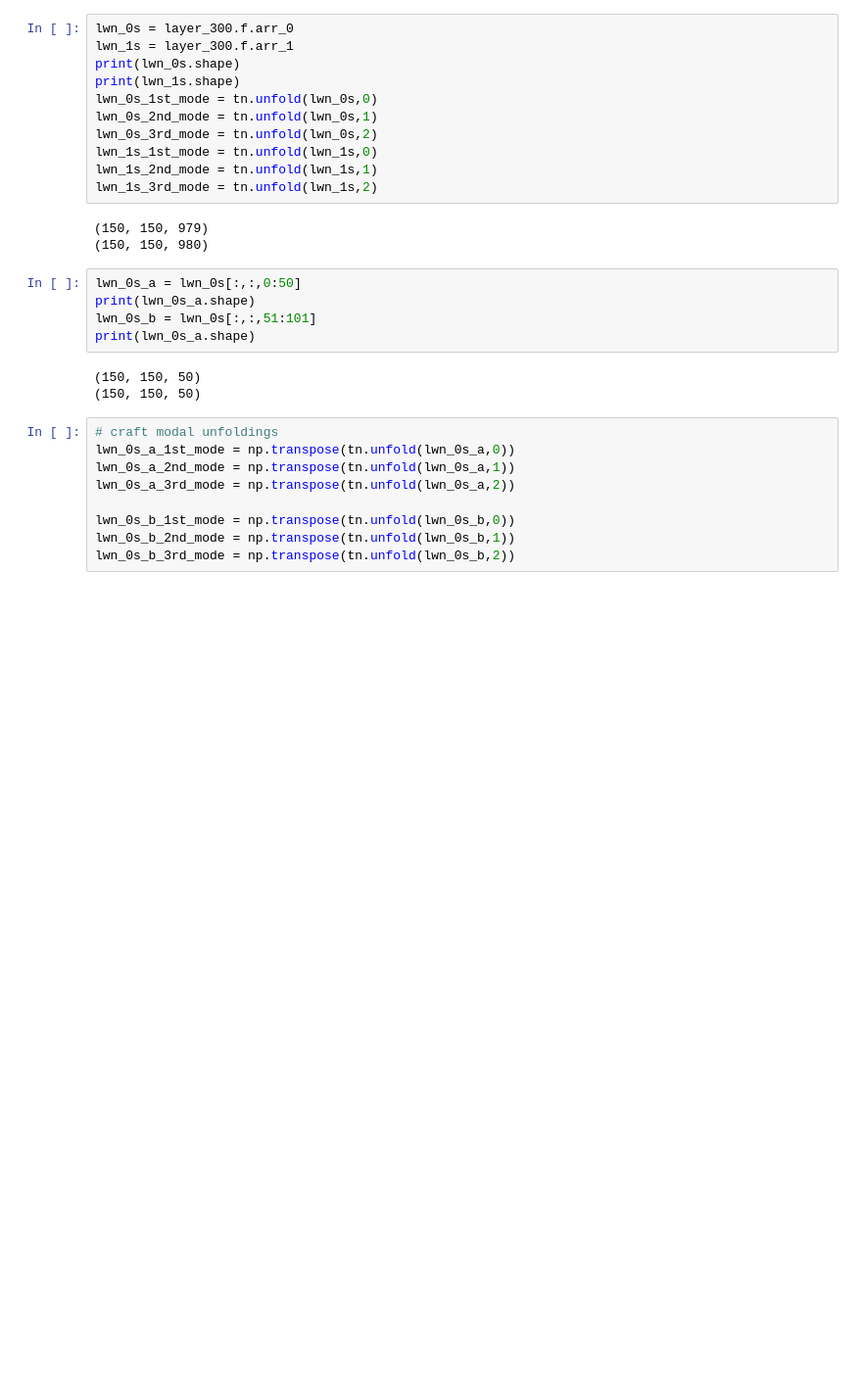
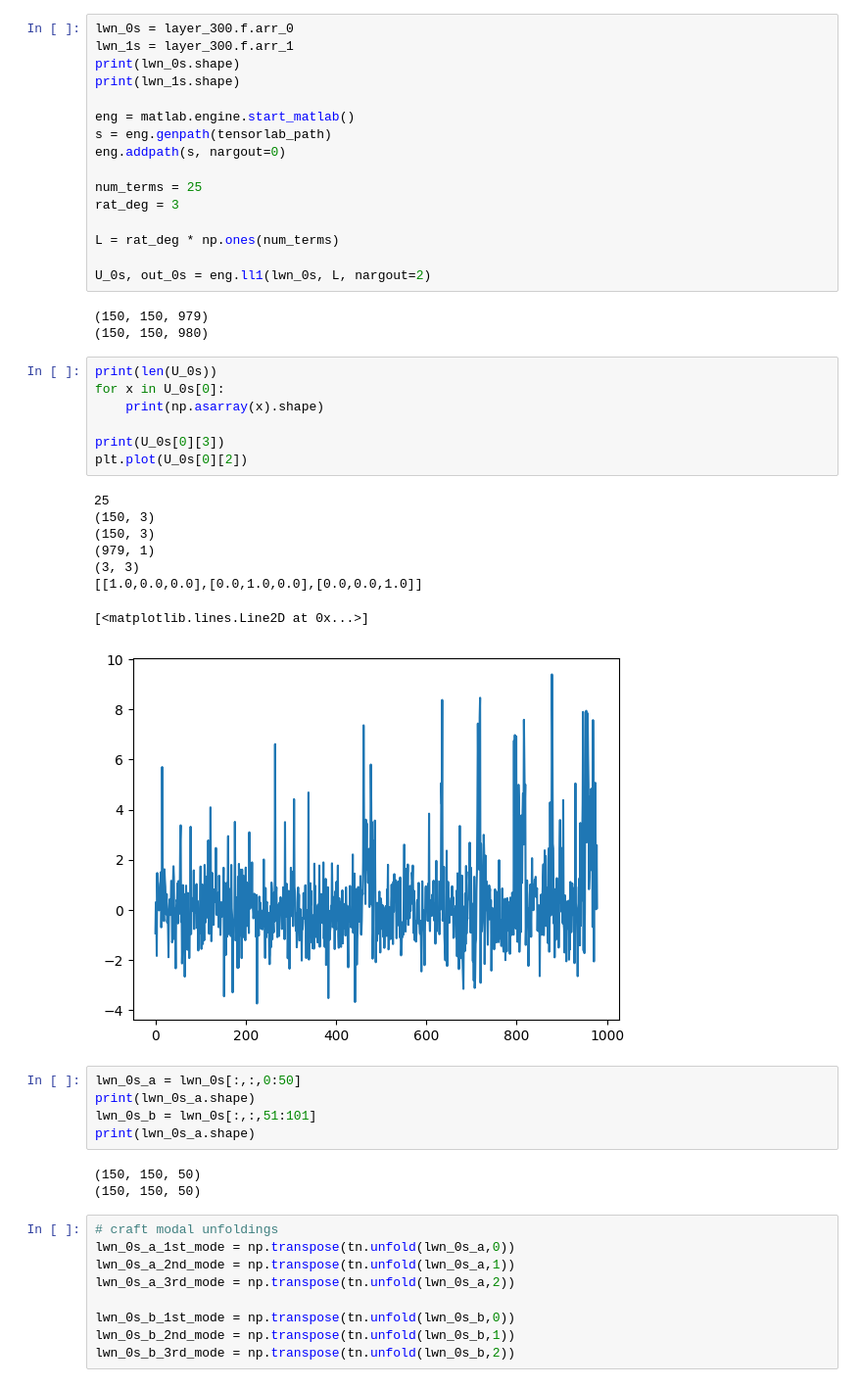
Before and after one commit to matthewmerris/TensorizedRatNets, a Jupyter notebook: notebooks/Analysis.ipynb, the cells around one changed output. Shown: that part at 98% size. Saved outputs shown, nothing was run; the diff lists cells and outputs as text; blank space fills up the shorter version.

```diff
--- a/notebooks/Analysis.ipynb
+++ b/notebooks/Analysis.ipynb
@@ -23,15 +23,36 @@ lwn_0s = layer_300.f.arr_0
 lwn_1s = layer_300.f.arr_1
 print(lwn_0s.shape)
 print(lwn_1s.shape)
-lwn_0s_1st_mode = tn.unfold(lwn_0s,0)
-lwn_0s_2nd_mode = tn.unfold(lwn_0s,1)
-lwn_0s_3rd_mode = tn.unfold(lwn_0s,2)
-lwn_1s_1st_mode = tn.unfold(lwn_1s,0)
-lwn_1s_2nd_mode = tn.unfold(lwn_1s,1)
-lwn_1s_3rd_mode = tn.unfold(lwn_1s,2)
+
+eng = matlab.engine.start_matlab()
+s = eng.genpath(tensorlab_path)
+eng.addpath(s, nargout=0)
+
+num_terms = 25
+rat_deg = 3
+
+L = rat_deg * np.ones(num_terms)
+
+U_0s, out_0s = eng.ll1(lwn_0s, L, nargout=2)
 # %% [output]
 (150, 150, 979)
 (150, 150, 980)
+# %%
+print(len(U_0s))
+for x in U_0s[0]:
+    print(np.asarray(x).shape)
+
+print(U_0s[0][3])
+plt.plot(U_0s[0][2])
+# %% [output]
+25
+(150, 3)
+(150, 3)
+(979, 1)
+(3, 3)
+[[1.0,0.0,0.0],[0.0,1.0,0.0],[0.0,0.0,1.0]]
+[<matplotlib.lines.Line2D at 0x...>]
+[figure, added]
 # %%
 lwn_0s_a = lwn_0s[:,:,0:50]
 print(lwn_0s_a.shape)
```
Also changed, not shown: parts of 1 cell of this notebook.
